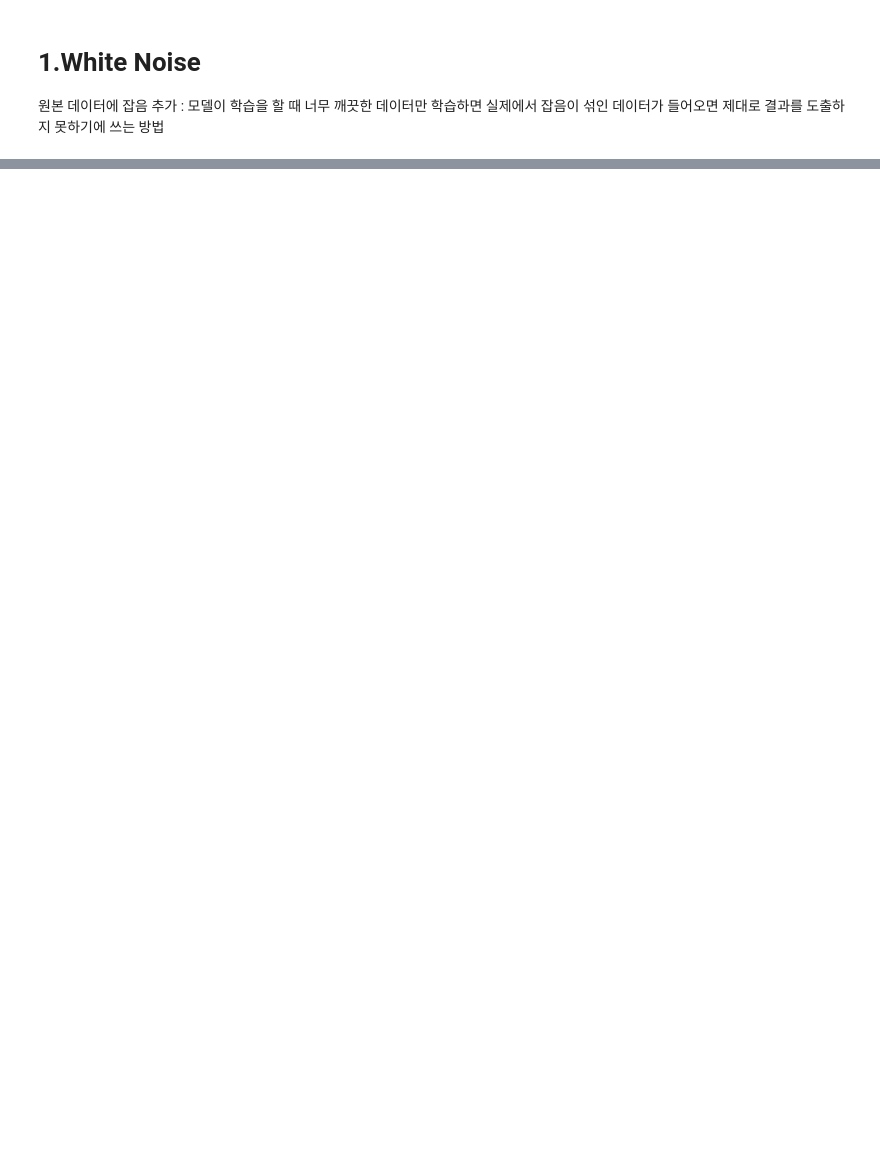
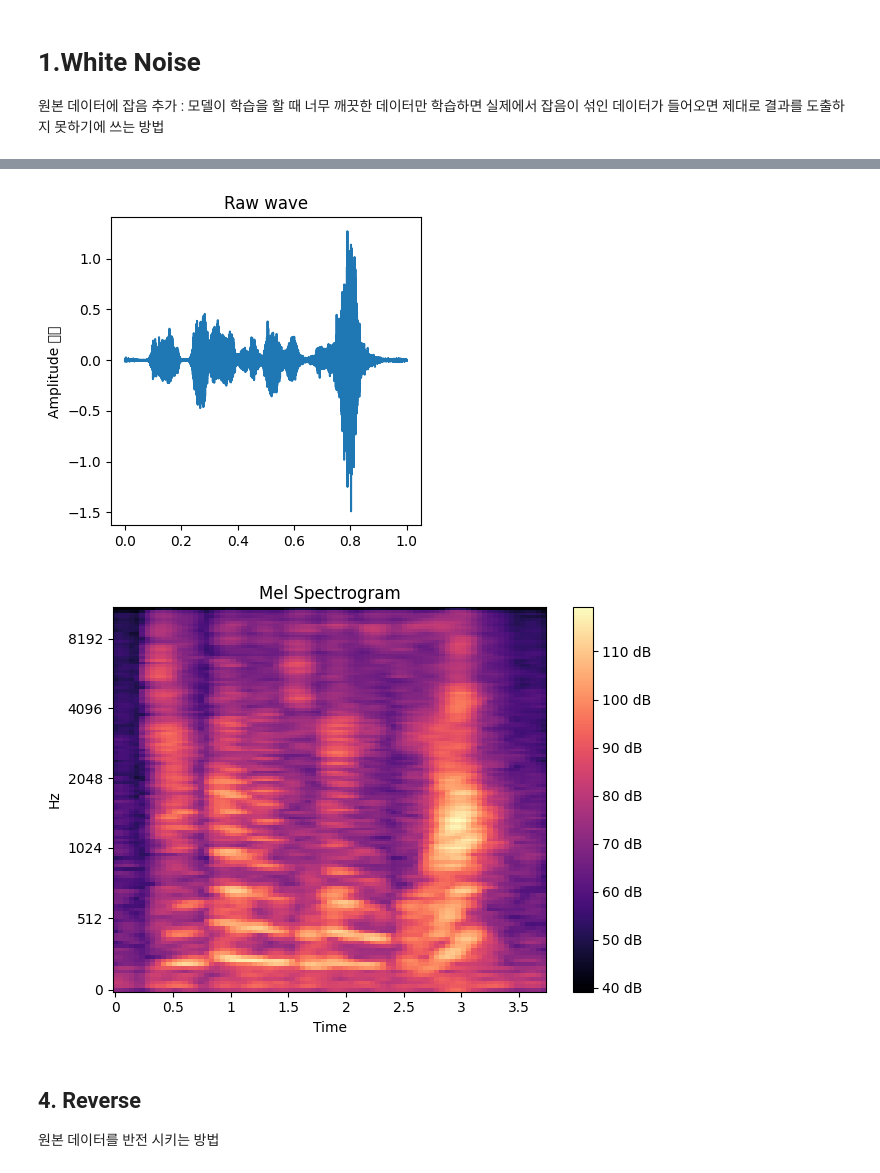
Before and after one commit to wonjunchoi-arc/speech, a Jupyter notebook: Augmentation.ipynb, the cells around one changed output, grey strips where cells are left out. Cells and saved outputs as stored; diff of their text form; code cells hidden in the pictures; blank space fills up the shorter version.

```diff
--- a/Augmentation.ipynb
+++ b/Augmentation.ipynb
@@ -59,0 +111,20 @@ idp.Audio(data=data, rate=rate)
+# %%
+def stretch_sound(data, sr= 22050, rate=0.8):
+    strech_data = librosa.effects.time_stretch(data, rate=rate)
+
+    plot_time_series(strech_data)
+    sf.write('./'+'strech_wait.wav', strech_data,sr)
+
+    return strech_data
+# %%
+stretch_sound(wdata,wrate)
+
+data , rate =librosa.load('strech_wait.wav')
+idp.Audio(data=data, rate=rate)
+my_mel_spectogram(data, rate)
+# %% [output]
+[figure, added]
+[figure, added]
+# %% [markdown]
+## 4. Reverse
+원본 데이터를 반전 시키는 방법
```
Also changed, not shown: parts of 13 cells of this notebook, 2 other files.
